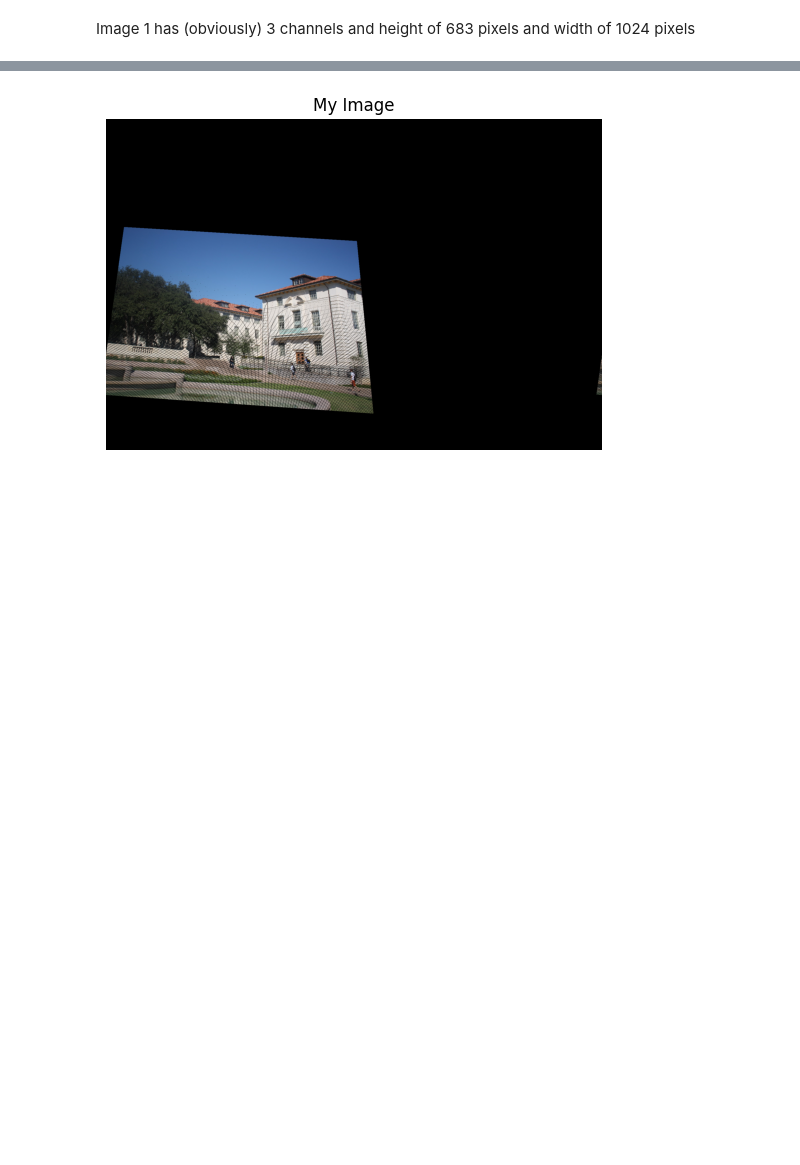
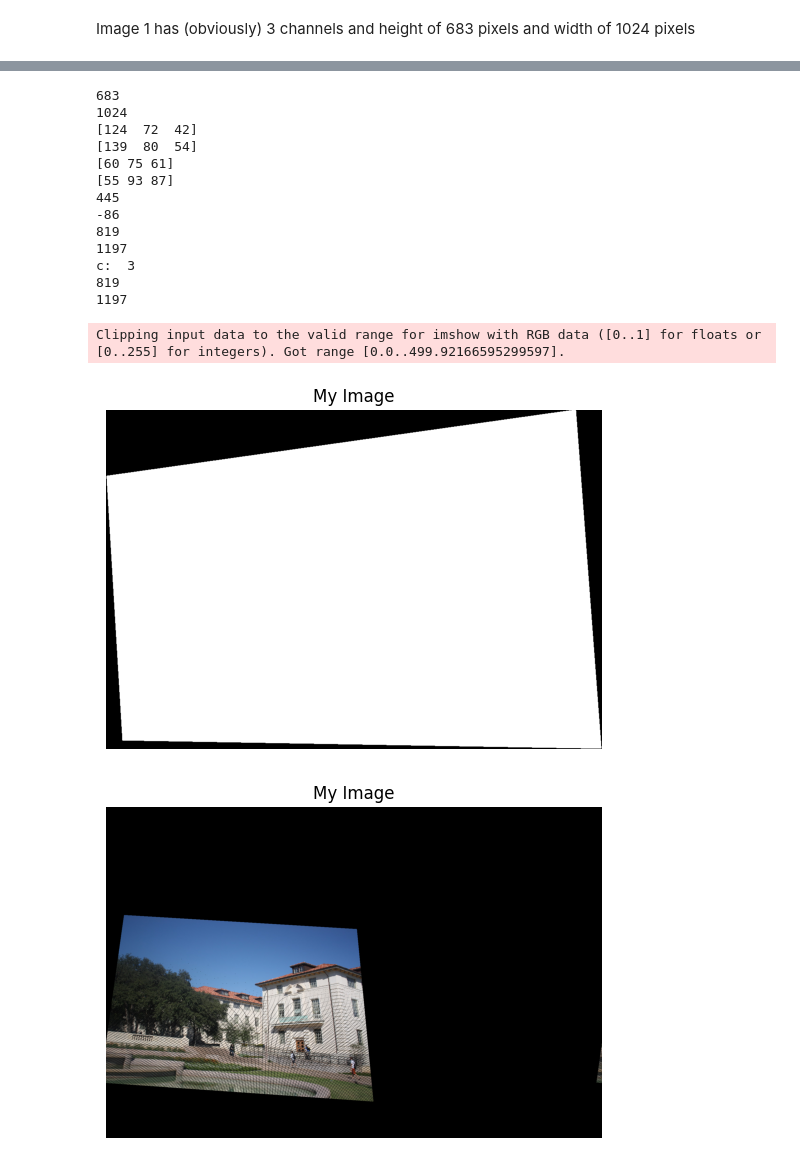
Before and after one commit to shadyalattarr/CV_Assignment_2, a Jupyter notebook: part_2.ipynb, the cells around one changed output, grey strips where cells are left out. Saved outputs shown, nothing was run; the diff lists cells and outputs as text; code cells hidden in the pictures; blank space fills up the shorter version.

```diff
--- a/part_2.ipynb
+++ b/part_2.ipynb
@@ -296 +348,31 @@ def inverse_homography(H):
+# %%
+def linear_interpolate(x,x0,v0,x1,v1):
+    return v0 + (v1 - v0) * ((x - x0) / (x1 - x0))
+# %%
+def bilinear_interpolate(input_image, x_src, y_src,c):
+    # x_src and y_src are FLOATS, guranteed to be with in image boundaries
+    # we need to bilinear interpolate to get a pixel value!:::: RGB?
+    # get the four corners of the x_src,y_src
+    x_floor, x_ceil = math.floor(x_src), math.ceil(x_src)
+    y_floor, y_ceil = math.floor(y_src), math.ceil(y_src)
+    # note x is width
+    # y is height
+    #       x_floor              x_ceil
+    #y_floor ------------------------------
+    #         -                     -
+    #         -                     -
+    #         -                     -
+    #         -                     -
+    #         -                     -
+    #         -                     -
+    # y_ceil ------------------------------
+
+    # need to interpolate horizontally at y_floor and at y_ceil
+    # at y_floor
+    vy0 = linear_interpolate(x_src,x_floor,input_image[y_floor,x_floor,c],x_ceil,input_image[y_floor,x_ceil,c])
+    vy1 = linear_interpolate(x_src,x_floor,input_image[y_ceil,x_floor,c],x_ceil,input_image[y_ceil,x_ceil,c])
+    # vy0 and vy1 are the two pixel values at y_floor and y_ceil respectively
+    # then interpolate vertically
+    v = linear_interpolate(y_src,y_floor,vy0,y_ceil,vy1)
+    return v
 # %%
@@ -298,3 +419,30 @@ def inverse_warping(H,image):
+# %%
+output = inverse_warping(H,image1)
+
+# Convert BGR to RGB for correct color display in matplotlib
+#image_rgb = cv.cvtColor(output, cv.COLOR_BGR2RGB)
+
+plt.imshow(output)
+plt.title("My Image")
+plt.axis('off')  # Hide axes
+plt.show()
+#plt.imshow(output.astype(np.uint8))
+# %% [output]
+683
+1024
+[124  72  42]
+[139  80  54]
+[60 75 61]
+[55 93 87]
+445
+-86
+819
+1197
+c:  3
+819
+1197
+Clipping input data to the valid range for imshow with RGB data ([0..1] for floats or [0..255] for integers). Got range [0.0..499.92166595299597].
+[figure, added]
 # %%
 def forward(H,image):
     # image dimensions
```
Also changed, not shown: parts of 8 cells of this notebook.
